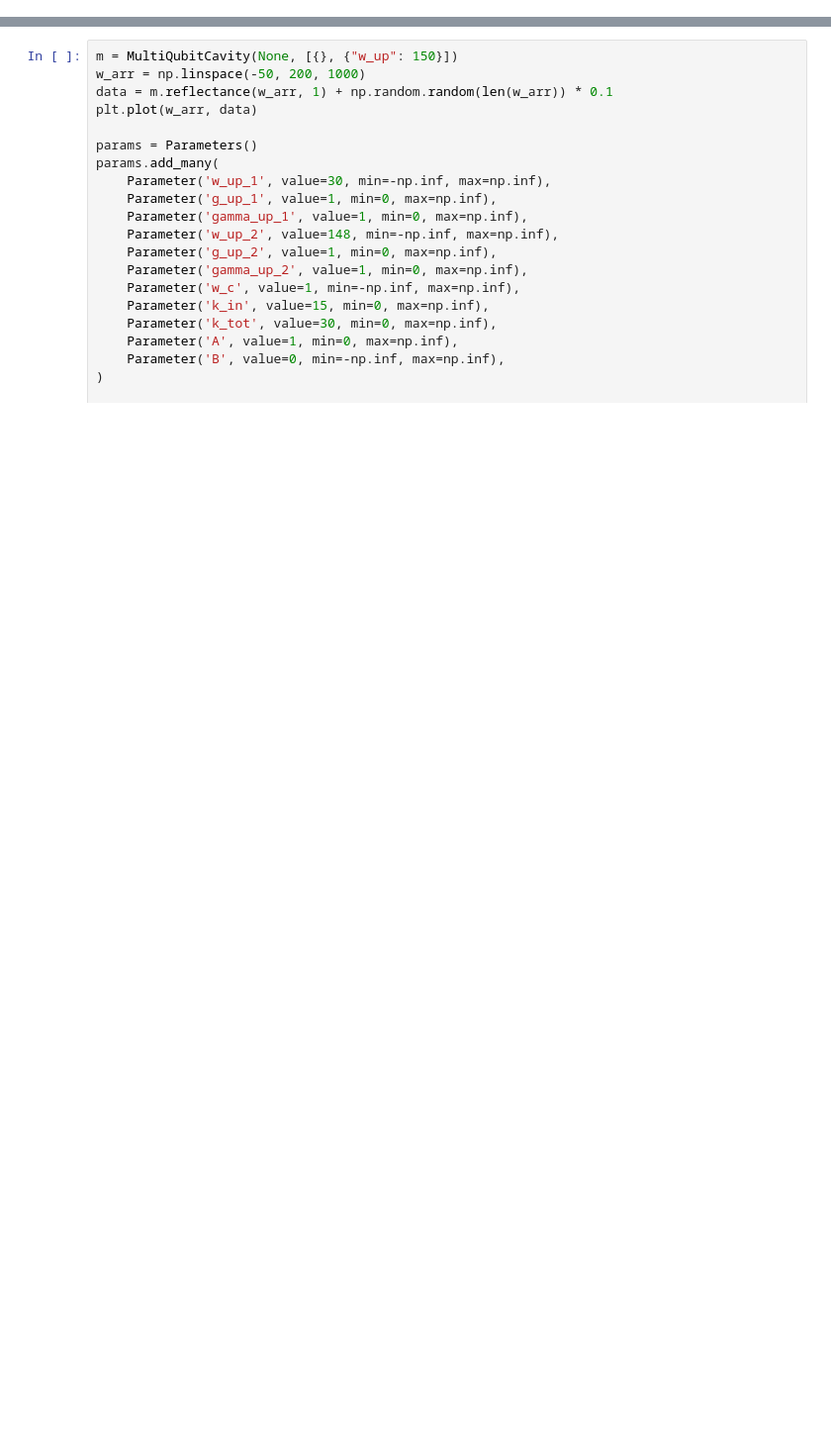
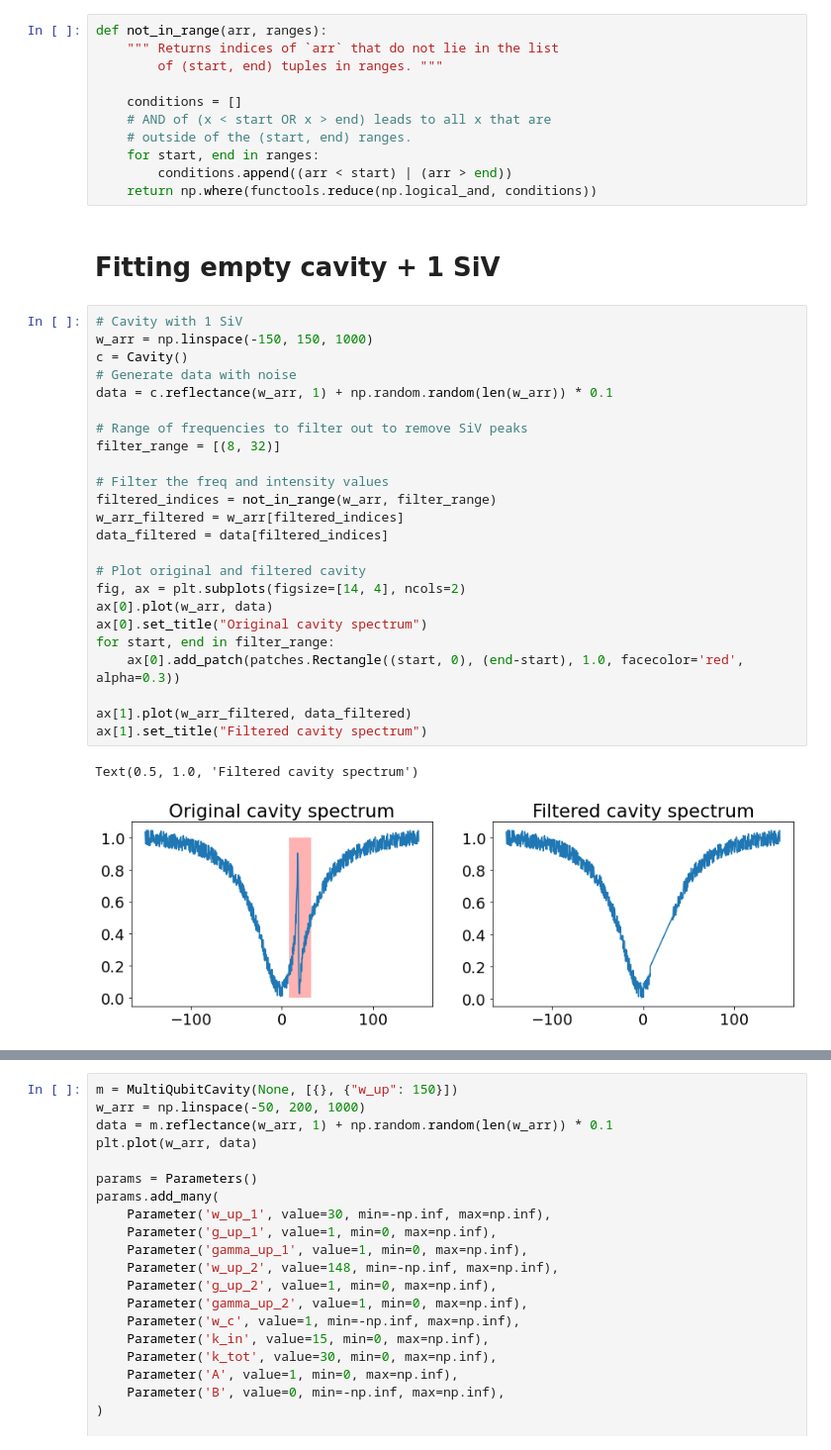
Before and after one commit to huanyanqi/siv-cqed-model, a Jupyter notebook: notebooks/demos/fitting_demo.ipynb, the cells around one changed output, grey strips where cells are left out. Shown at 99% size. Saved outputs shown, nothing was run; the diff lists cells and outputs as text; blank space fills up the shorter version.

```diff
--- a/notebooks/demos/fitting_demo.ipynb
+++ b/notebooks/demos/fitting_demo.ipynb
@@ -10,3 +12,43 @@ import sivqed.models.fitter as fitter
 from sivqed.models.fitter import single_siv_ref_model, two_siv_ref_model
 
 plt.rcParams['font.size'] = 18
+# %%
+def not_in_range(arr, ranges):
+    """ Returns indices of `arr` that do not lie in the list
+        of (start, end) tuples in ranges. """
+
+    conditions = []
+    # AND of (x < start OR x > end) leads to all x that are
+    # outside of the (start, end) ranges.
+    for start, end in ranges:
+        conditions.append((arr < start) | (arr > end))
+    return np.where(functools.reduce(np.logical_and, conditions))
+# %% [markdown]
+# Fitting empty cavity + 1 SiV
+# %%
+# Cavity with 1 SiV
+w_arr = np.linspace(-150, 150, 1000)
+c = Cavity()
+# Generate data with noise
+data = c.reflectance(w_arr, 1) + np.random.random(len(w_arr)) * 0.1
+
+# Range of frequencies to filter out to remove SiV peaks
+filter_range = [(8, 32)]
+
+# Filter the freq and intensity values
+filtered_indices = not_in_range(w_arr, filter_range)
+w_arr_filtered = w_arr[filtered_indices]
+data_filtered = data[filtered_indices]
+
+# Plot original and filtered cavity
+fig, ax = plt.subplots(figsize=[14, 4], ncols=2)
+ax[0].plot(w_arr, data)
+ax[0].set_title("Original cavity spectrum")
+for start, end in filter_range:
+    ax[0].add_patch(patches.Rectangle((start, 0), (end-start), 1.0, facecolor='red', alpha=0.3))
+
+ax[1].plot(w_arr_filtered, data_filtered)
+ax[1].set_title("Filtered cavity spectrum")
+# %% [output]
+Text(0.5, 1.0, 'Filtered cavity spectrum')
+[figure, added]
```
Also changed, not shown: parts of 6 cells of this notebook.
